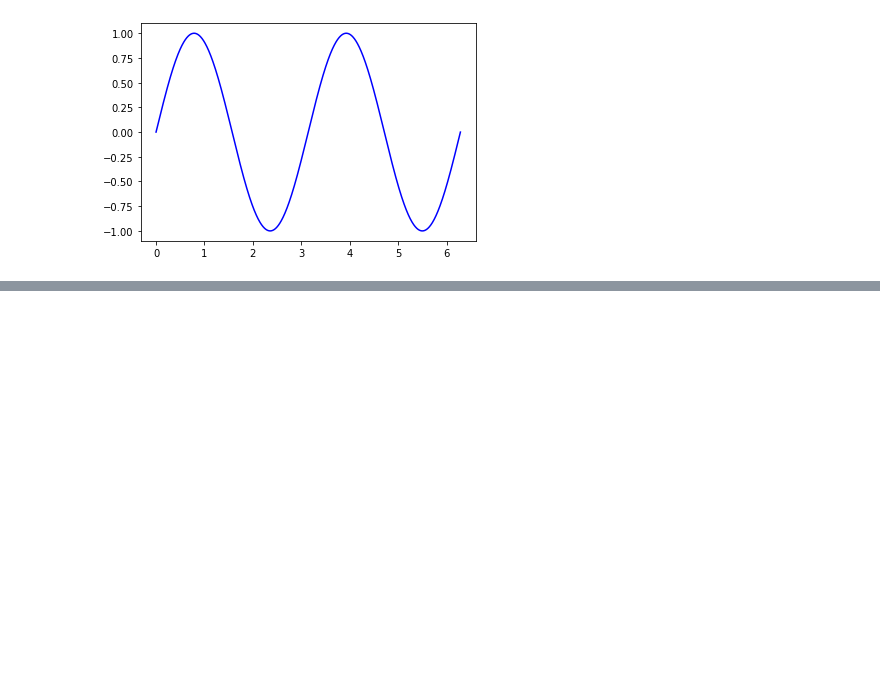
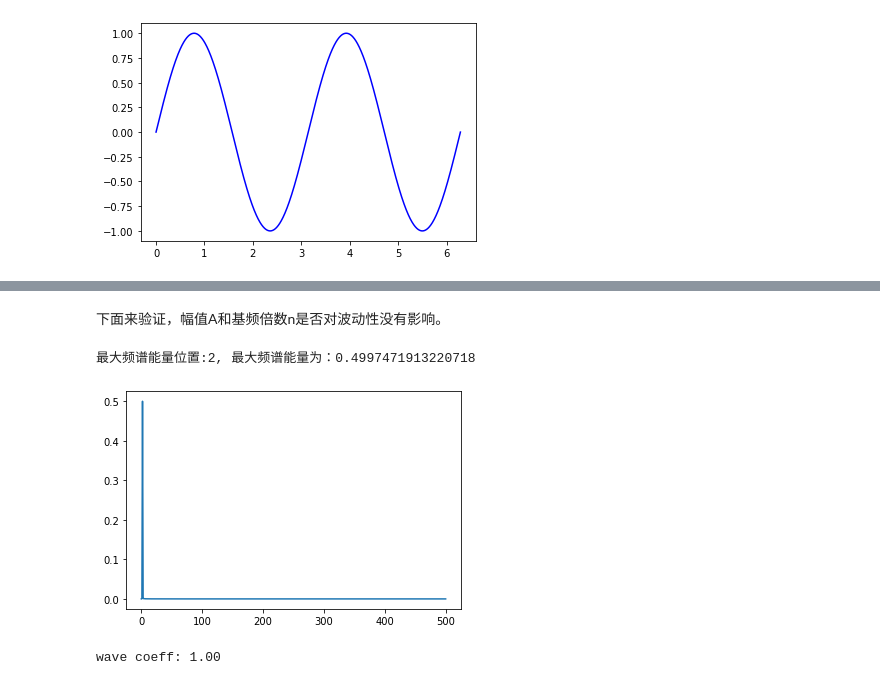
Before and after one commit to zhongcheng0519/algorithm-fundamental, a Jupyter notebook: fourier1d.ipynb, the cells around one changed output, grey strips where cells are left out. Cells and saved outputs as stored; diff of their text form; code cells hidden in the pictures; blank space fills up the shorter version.

```diff
--- a/fourier1d.ipynb
+++ b/fourier1d.ipynb
@@ -25,0 +52,12 @@ x = x/((max_sig - min_sig)/2)
+# %% [markdown]
+下面来验证，幅值A和基频倍数n是否对波动性没有影响。
+# %%
+A = 3
+n = 2
+x = A * np.sin(n*t)
+wc = wave_coeff(x)
+print(f"wave coeff: {wc:.2f}")
+# %% [output]
+最大频谱能量位置:2, 最大频谱能量为：0.4997471913220718
+[figure, added]
+wave coeff: 1.00
```
Also changed, not shown: parts of 10 cells of this notebook.
